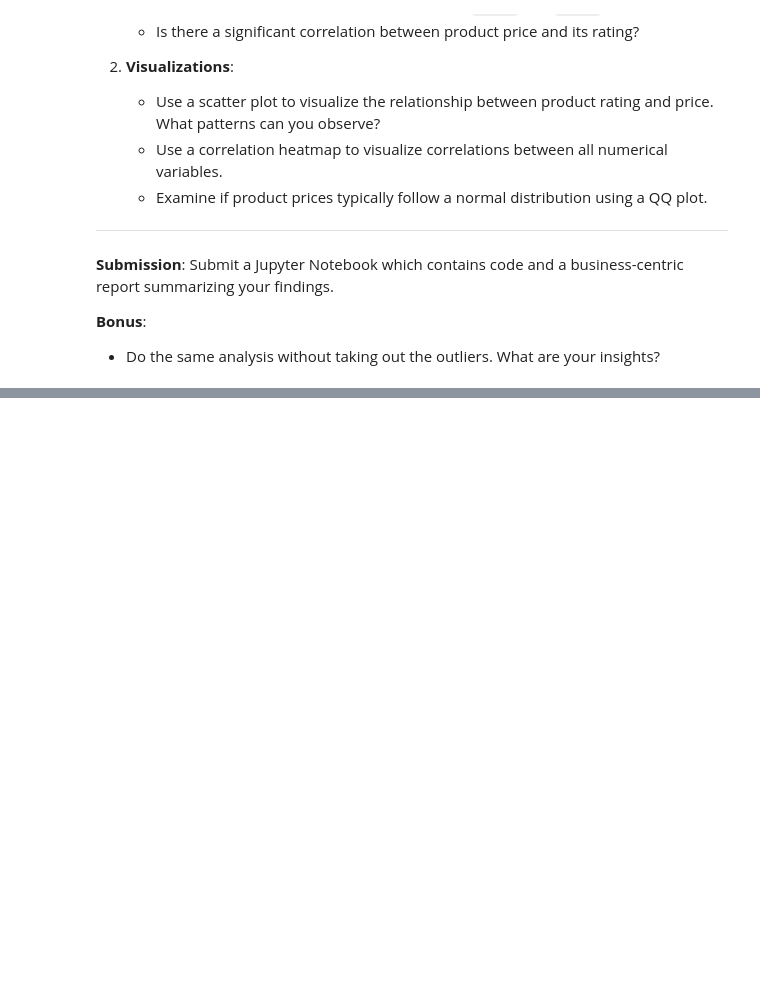
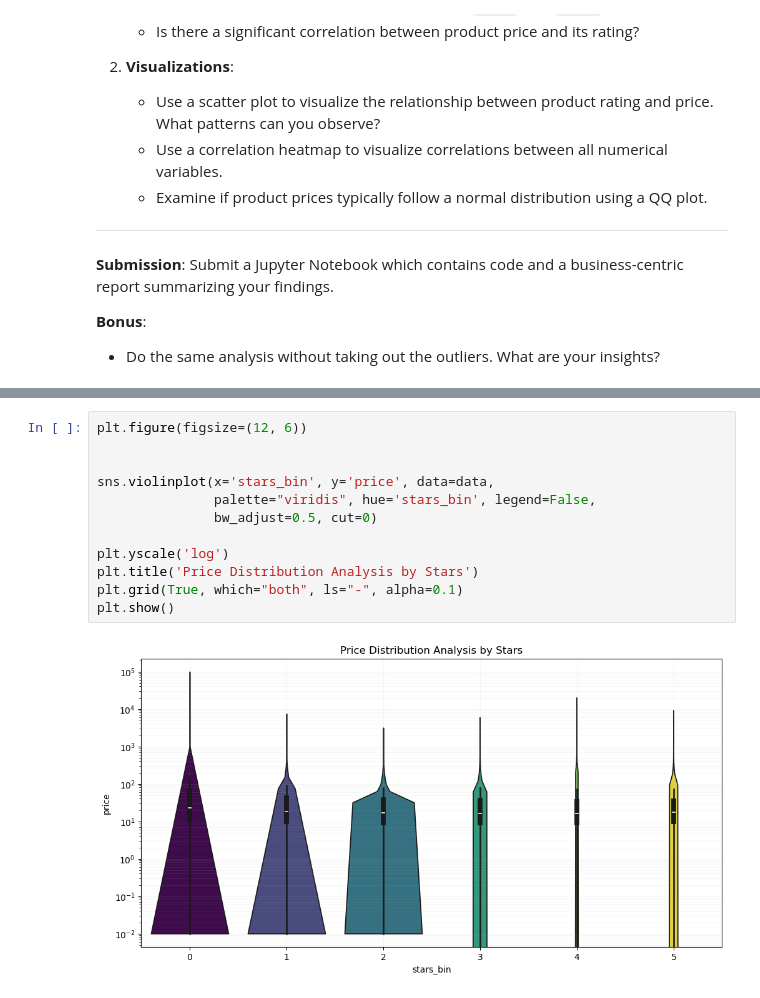
Before and after one commit to data-bootcamp-v4/lab-eda-bivariate, a Jupyter notebook: w2_d5_lab.ipynb, the cells around one changed output, grey strips where cells are left out. Cells and saved outputs as stored; diff of their text form; blank space fills up the shorter version.

```diff
--- a/w2_d5_lab.ipynb
+++ b/w2_d5_lab.ipynb
@@ -348,0 +365,14 @@ Passing `palette` without assigning `hue` is deprecated and will be removed in v
+# %%
+plt.figure(figsize=(12, 6))
+
+
+sns.violinplot(x='stars_bin', y='price', data=data,
+               palette="viridis", hue='stars_bin', legend=False,
+               bw_adjust=0.5, cut=0)
+
+plt.yscale('log')
+plt.title('Price Distribution Analysis by Stars')
+plt.grid(True, which="both", ls="-", alpha=0.1)
+plt.show()
+# %% [output]
+[figure, added]
```
Also changed, not shown: parts of 14 cells of this notebook.
